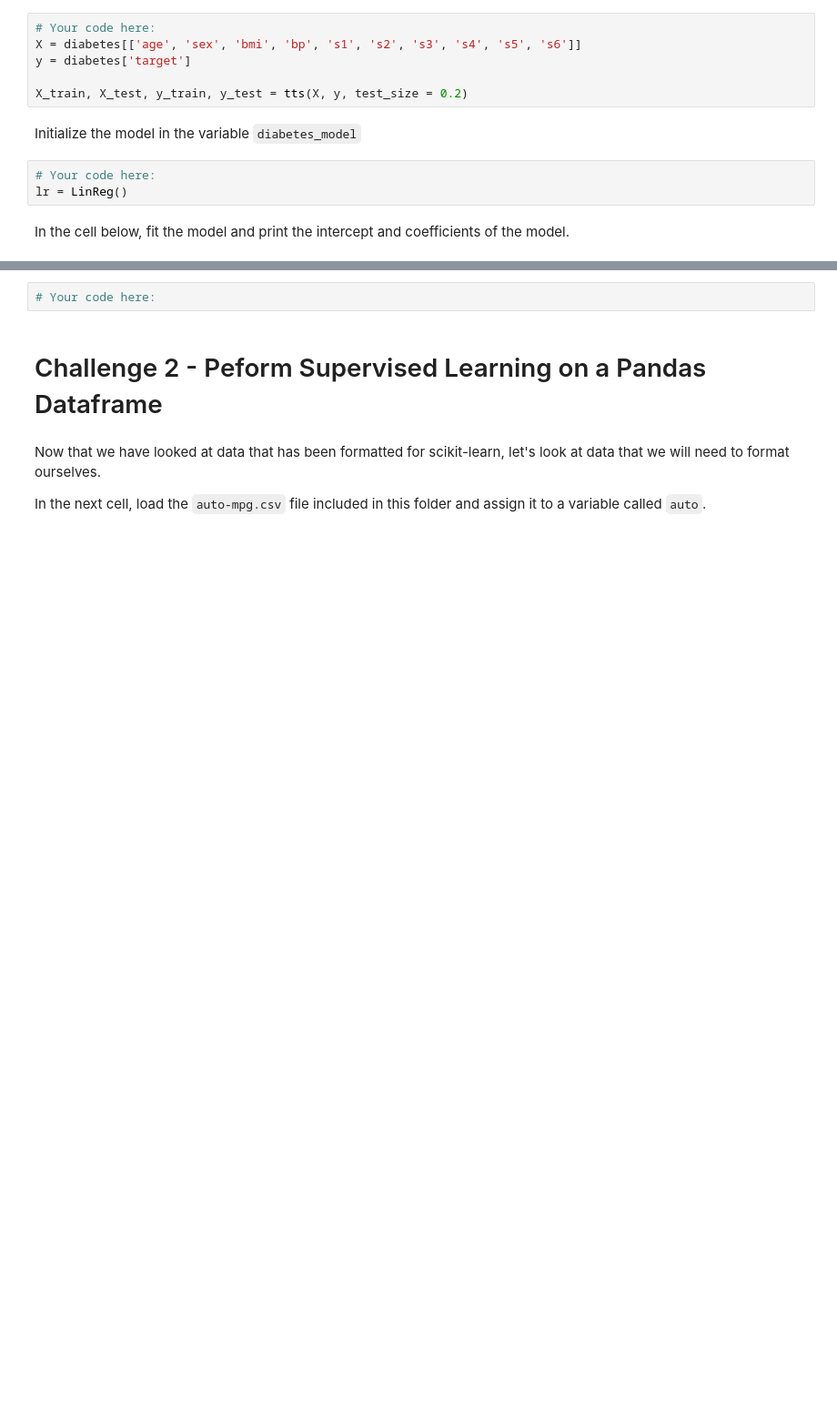
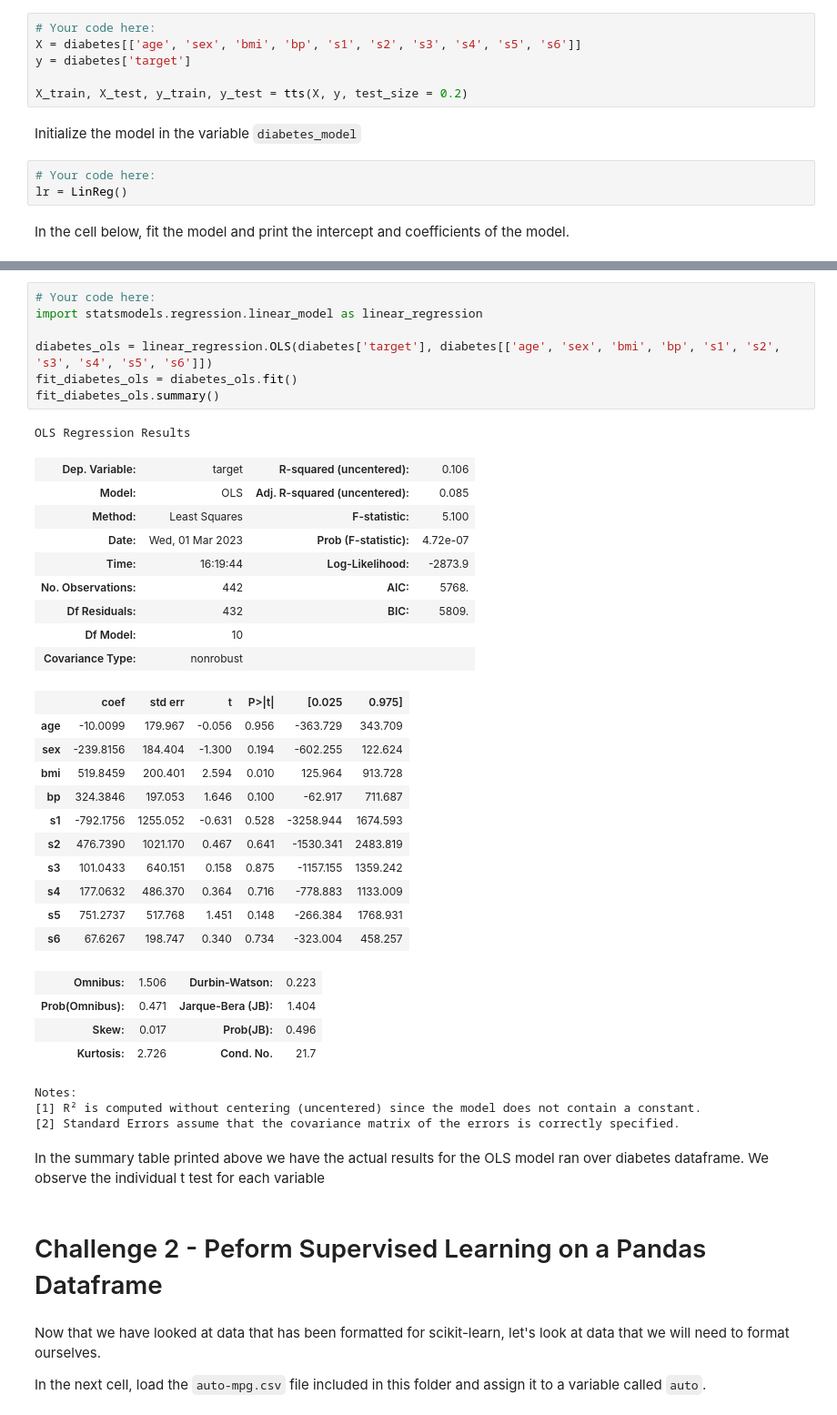
Before and after one commit to Ironhack-data-bcn-january-2023/lab-intro-to-sklearn, a Jupyter notebook: your-code/main.ipynb, the cells around one changed output, grey strips where cells are left out. Shown at 91% size. Saved outputs shown, nothing was run; the diff lists cells and outputs as text; blank space fills up the shorter version.

```diff
--- a/your-code/main.ipynb
+++ b/your-code/main.ipynb
@@ -126,8 +126,45 @@ Hint: use the statsmodels package.
 Your result should look similar to this:
 
 ![ols](../ols-results.png)
-# %%
-# Your code here:
+# %%
+# Your code here:
+import statsmodels.regression.linear_model as linear_regression
+
+diabetes_ols = linear_regression.OLS(diabetes['target'], diabetes[['age', 'sex', 'bmi', 'bp', 's1', 's2', 's3', 's4', 's5', 's6']])
+fit_diabetes_ols = diabetes_ols.fit()
+fit_diabetes_ols.summary()
+# %% [output]
+OLS Regression Results
+| Dep. Variable: | target | R-squared (uncentered): | 0.106 |
+| Model: | OLS | Adj. R-squared (uncentered): | 0.085 |
+| Method: | Least Squares | F-statistic: | 5.100 |
+| Date: | Wed, 01 Mar 2023 | Prob (F-statistic): | 4.72e-07 |
+| Time: | 16:19:44 | Log-Likelihood: | -2873.9 |
+| No. Observations: | 442 | AIC: | 5768. |
+| Df Residuals: | 432 | BIC: | 5809. |
+| Df Model: | 10 |  |  |
+| Covariance Type: | nonrobust |  |  |
+|  | coef | std err | t | P>|t| | [0.025 | 0.975] |
+| age | -10.0099 | 179.967 | -0.056 | 0.956 | -363.729 | 343.709 |
+| sex | -239.8156 | 184.404 | -1.300 | 0.194 | -602.255 | 122.624 |
+| bmi | 519.8459 | 200.401 | 2.594 | 0.010 | 125.964 | 913.728 |
+| bp | 324.3846 | 197.053 | 1.646 | 0.100 | -62.917 | 711.687 |
+| s1 | -792.1756 | 1255.052 | -0.631 | 0.528 | -3258.944 | 1674.593 |
+| s2 | 476.7390 | 1021.170 | 0.467 | 0.641 | -1530.341 | 2483.819 |
+| s3 | 101.0433 | 640.151 | 0.158 | 0.875 | -1157.155 | 1359.242 |
+| s4 | 177.0632 | 486.370 | 0.364 | 0.716 | -778.883 | 1133.009 |
+| s5 | 751.2737 | 517.768 | 1.451 | 0.148 | -266.384 | 1768.931 |
+| s6 | 67.6267 | 198.747 | 0.340 | 0.734 | -323.004 | 458.257 |
+| Omnibus: | 1.506 | Durbin-Watson: | 0.223 |
+| Prob(Omnibus): | 0.471 | Jarque-Bera (JB): | 1.404 |
+| Skew: | 0.017 | Prob(JB): | 0.496 |
+| Kurtosis: | 2.726 | Cond. No. | 21.7 |
+Notes:
+[1] R² is computed without centering (uncentered) since the model does not contain a constant.
+[2] Standard Errors assume that the covariance matrix of the errors is correctly specified.
+# %% [markdown]
+In the summary table printed above we have the actual results for the OLS model ran over diabetes dataframe.
+We observe the individual t test for each variable
 # %% [markdown]
 # Challenge 2 - Peform Supervised Learning on a Pandas Dataframe
 # %% [markdown]
```
Also changed, not shown: parts of 17 cells of this notebook.
